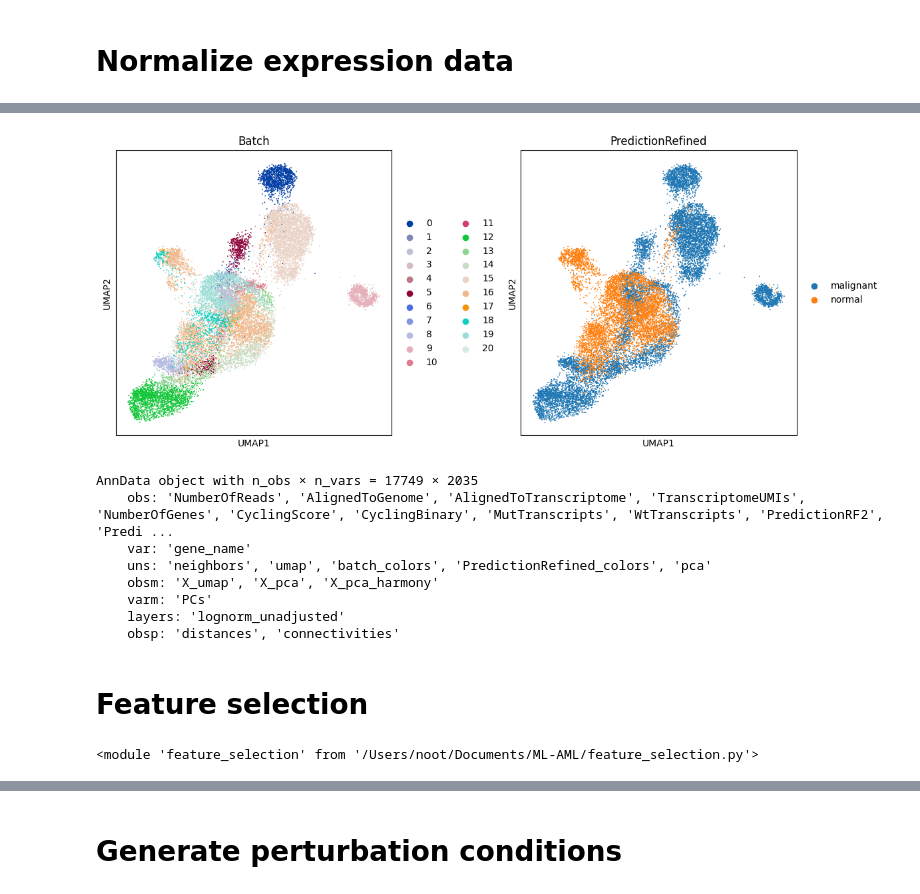
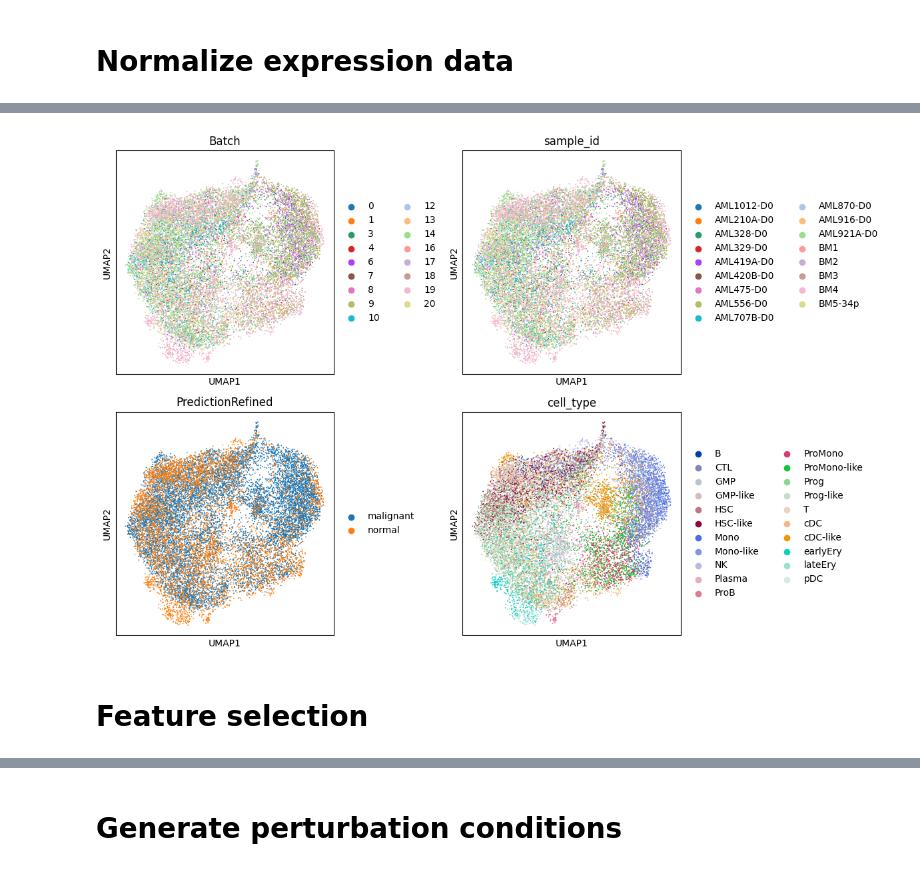
Before and after one commit to ejmockler/ML-AML, a Jupyter notebook: ml-aml.ipynb, the cells around one changed output, grey strips where cells are left out. Cells and saved outputs as stored; diff of their text form; code cells hidden in the pictures.

```diff
--- a/ml-aml.ipynb
+++ b/ml-aml.ipynb
@@ -475,0 +390,8 @@ AnnData object with n_obs × n_vars = 17749 × 2035
+# %%
+# Run PCA on the log-normalized, combined data
+# Note: PCA is run *before* batch correction in this workflow,
+# typically on the data that will be used as input for Harmony/ComBat.
+if gears_adata is not None:
+    run_pca(gears_adata, layer='lognorm', svd_solver='full') # Use the lognorm layer
+else:
+    print("Skipping PCA: gears_adata is None.")
@@ -475,0 +403,15 @@ AnnData object with n_obs × n_vars = 17749 × 2035
+# %%
+# Run Harmony for batch correction using sample_id
+if gears_adata is not None:
+    # Check if 'sample_id' exists (it should be added by build_processed_adata)
+    if 'sample_id' in gears_adata.obs.columns:
+         run_harmony(gears_adata, batch_key='sample_id', basis='X_pca', adjusted_basis='X_pca_harmony')
+         print(gears_adata.obsm.keys()) # Verify 'X_pca_harmony' exists
+    else:
+         print("Warning: 'sample_id' column not found in gears_adata.obs. Cannot run Harmony.")
+         # Fallback: try using 'batch' if sample_id missing, though less ideal
+         # if 'batch' in combined_adata.obs.columns:
+         #     print("Attempting Harmony using 'batch' key instead of 'sample_id'.")
+         #     run_harmony(combined_adata, batch_key='batch', basis='X_pca', adjusted_basis='X_pca_harmony')
+else:
+    print("Skipping Harmony: combined_adata is None.")
@@ -476,40 +448,25 @@ AnnData object with n_obs × n_vars = 17749 × 2035
 # %%
 import scanpy as sc
 import matplotlib.pyplot as plt
 
 # Calculate neighbors and UMAP on combined_adata
 # Note: If BBKNN was run, neighbors might already exist. Check first.
-if 'neighbors' not in combined_adata.uns:
-    sc.pp.neighbors(combined_adata, n_neighbors=15, use_rep='X_pca_harmony') # Or use existing PCA if available
-if 'umap' not in combined_adata.obsm:
-    sc.tl.umap(combined_adata)
+if 'neighbors' not in gears_adata.uns:
+    sc.pp.neighbors(gears_adata, n_neighbors=15, use_rep='X_pca_harmony') # Or use existing PCA if available
+if 'umap' not in gears_adata.obsm:
+    sc.tl.umap(gears_adata)
 
 # Plot UMAP colored by batch and PredictionRefined/sample_type
-fig, axes = plt.subplots(1, 2, figsize=(12, 5))
-sc.pl.umap(combined_adata, color='batch', ax=axes[0], show=False, title='Batch')
-sc.pl.umap(combined_adata, color='PredictionRefined', ax=axes[1], show=False, title='PredictionRefined') # Or 'sample_type'
+fig, axes = plt.subplots(2, 2, figsize=(12, 8))
+sc.pl.umap(gears_adata, color='batch', ax=axes[0][0], show=False, title='Batch')
+sc.pl.umap(gears_adata, color='sample_id', ax=axes[0][1], show=False, title='sample_id')
+sc.pl.umap(gears_adata, color='PredictionRefined', ax=axes[1][0], show=False, title='PredictionRefined')
+sc.pl.umap(gears_adata, color='cell_type', ax=axes[1][1], show=False, title='cell_type')
+
+
 plt.tight_layout()
 plt.show()
 # %% [output]
-[figure, old version]
+[figure, new version]
-# %%
-combined_adata_upregulated
-# %% [output]
-AnnData object with n_obs × n_vars = 17749 × 2035
-    obs: 'NumberOfReads', 'AlignedToGenome', 'AlignedToTranscriptome', 'TranscriptomeUMIs', 'NumberOfGenes', 'CyclingScore', 'CyclingBinary', 'MutTranscripts', 'WtTranscripts', 'PredictionRF2', 'Predi ...
-    var: 'gene_name'
-    uns: 'neighbors', 'umap', 'batch_colors', 'PredictionRefined_colors', 'pca'
-    obsm: 'X_umap', 'X_pca', 'X_pca_harmony'
-    varm: 'PCs'
-    layers: 'lognorm_unadjusted'
-    obsp: 'distances', 'connectivities'
 # %% [markdown]
 # Feature selection
-# %%
-import importlib
-import feature_selection
-
-# Reload the module to apply local changes
-importlib.reload(feature_selection)
-# %% [output]
-<module 'feature_selection' from '/Users/noot/Documents/ML-AML/feature_selection.py'>
```
Also changed, not shown: parts of 76 cells of this notebook, 17 other files.
